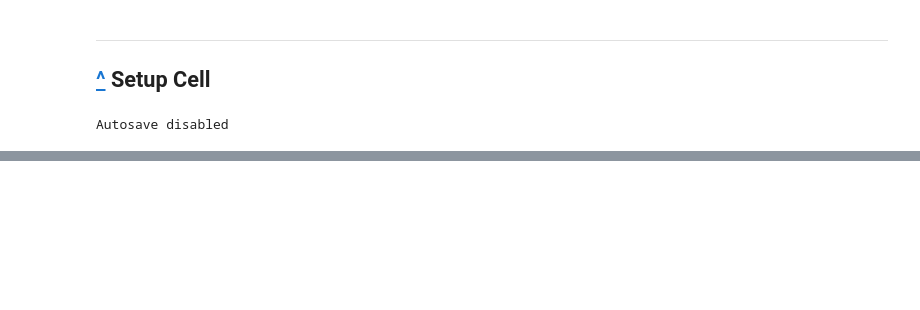
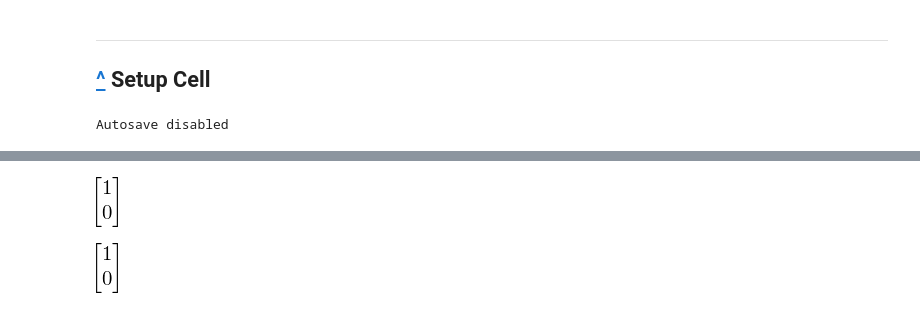
Before and after one commit to Mike-Witt/Mike-Witt.github.io, a Jupyter notebook: SG/Sglib.ipynb, the cells around one changed output, grey strips where cells are left out. Saved outputs shown, nothing was run; the diff lists cells and outputs as text; code cells hidden in the pictures; blank space fills up the shorter version.

```diff
--- a/SG/Sglib.ipynb
+++ b/SG/Sglib.ipynb
@@ -26,0 +37,8 @@ Autosave disabled
+# %%
+col(1,0)
+# %% [output]
+[figure, added]
+# %%
+ket('+z')
+# %% [output]
+[figure, added]
```
Also changed, not shown: parts of 19 cells of this notebook, 8 other files.
